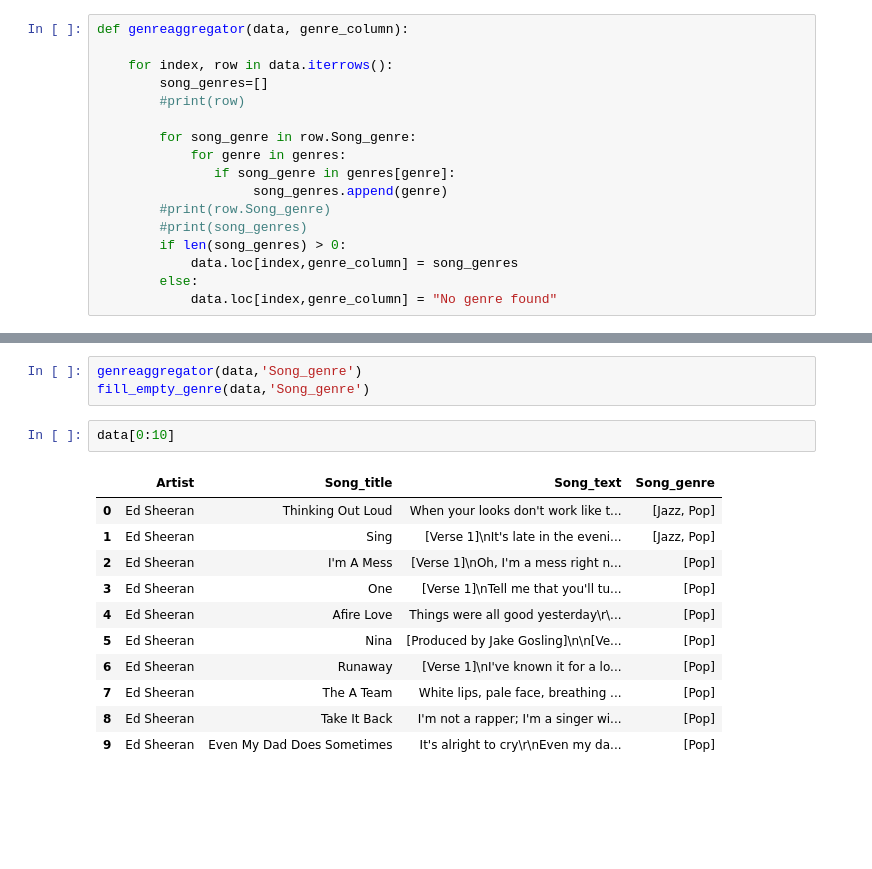
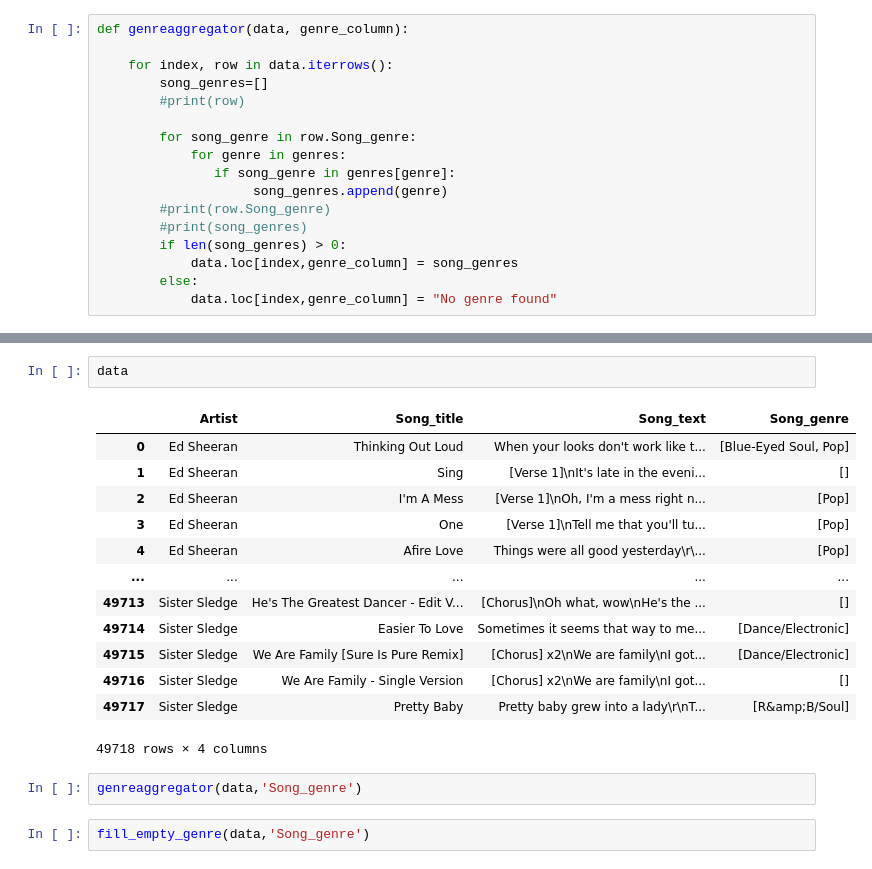
Before and after one commit to SimonScapan/nlp-song-recommendation, a Jupyter notebook: crawler/DataCleaning.ipynb, the cells around one changed output, grey strips where cells are left out. Cells and saved outputs as stored; diff of their text form; blank space fills up the shorter version.

```diff
--- a/crawler/DataCleaning.ipynb
+++ b/crawler/DataCleaning.ipynb
@@ -455,19 +455,22 @@ SyntaxError: invalid syntax (<ipython-input-297-723513ccfcd2>, line 7)
+# %%
+data
+# %% [output]
+|  | Artist | Song_title | Song_text | Song_genre |
+| 0 | Ed Sheeran | Thinking Out Loud | When your looks don't work like t... | [Blue-Eyed Soul, Pop] |
+| 1 | Ed Sheeran | Sing | [Verse 1]\nIt's late in the eveni... | [] |
+| 2 | Ed Sheeran | I'm A Mess | [Verse 1]\nOh, I'm a mess right n... | [Pop] |
+| 3 | Ed Sheeran | One | [Verse 1]\nTell me that you'll tu... | [Pop] |
+| 4 | Ed Sheeran | Afire Love | Things were all good yesterday\r\... | [Pop] |
+| ... | ... | ... | ... | ... |
+| 49713 | Sister Sledge | He's The Greatest Dancer - Edit V... | [Chorus]\nOh what, wow\nHe's the ... | [] |
+| 49714 | Sister Sledge | Easier To Love | Sometimes it seems that way to me... | [Dance/Electronic] |
+| 49715 | Sister Sledge | We Are Family [Sure Is Pure Remix] | [Chorus] x2\nWe are family\nI got... | [Dance/Electronic] |
+| 49716 | Sister Sledge | We Are Family - Single Version | [Chorus] x2\nWe are family\nI got... | [] |
+| 49717 | Sister Sledge | Pretty Baby | Pretty baby grew into a lady\r\nT... | [R&amp;B/Soul] |
+49718 rows × 4 columns
 # %%
 genreaggregator(data,'Song_genre')
-fill_empty_genre(data,'Song_genre')
-# %%
-data[0:10]
-# %% [output]
-|  | Artist | Song_title | Song_text | Song_genre |
-| 0 | Ed Sheeran | Thinking Out Loud | When your looks don't work like t... | [Jazz, Pop] |
-| 1 | Ed Sheeran | Sing | [Verse 1]\nIt's late in the eveni... | [Jazz, Pop] |
-| 2 | Ed Sheeran | I'm A Mess | [Verse 1]\nOh, I'm a mess right n... | [Pop] |
-| 3 | Ed Sheeran | One | [Verse 1]\nTell me that you'll tu... | [Pop] |
-| 4 | Ed Sheeran | Afire Love | Things were all good yesterday\r\... | [Pop] |
-| 5 | Ed Sheeran | Nina | [Produced by Jake Gosling]\n\n[Ve... | [Pop] |
-| 6 | Ed Sheeran | Runaway | [Verse 1]\nI've known it for a lo... | [Pop] |
-| 7 | Ed Sheeran | The A Team | White lips, pale face, breathing ... | [Pop] |
-| 8 | Ed Sheeran | Take It Back | I'm not a rapper; I'm a singer wi... | [Pop] |
-| 9 | Ed Sheeran | Even My Dad Does Sometimes | It's alright to cry\r\nEven my da... | [Pop] |
+# %%
+fill_empty_genre(data,'Song_genre')
 # %%
 data.head(100)
```
Also changed, not shown: parts of 5 cells of this notebook.
